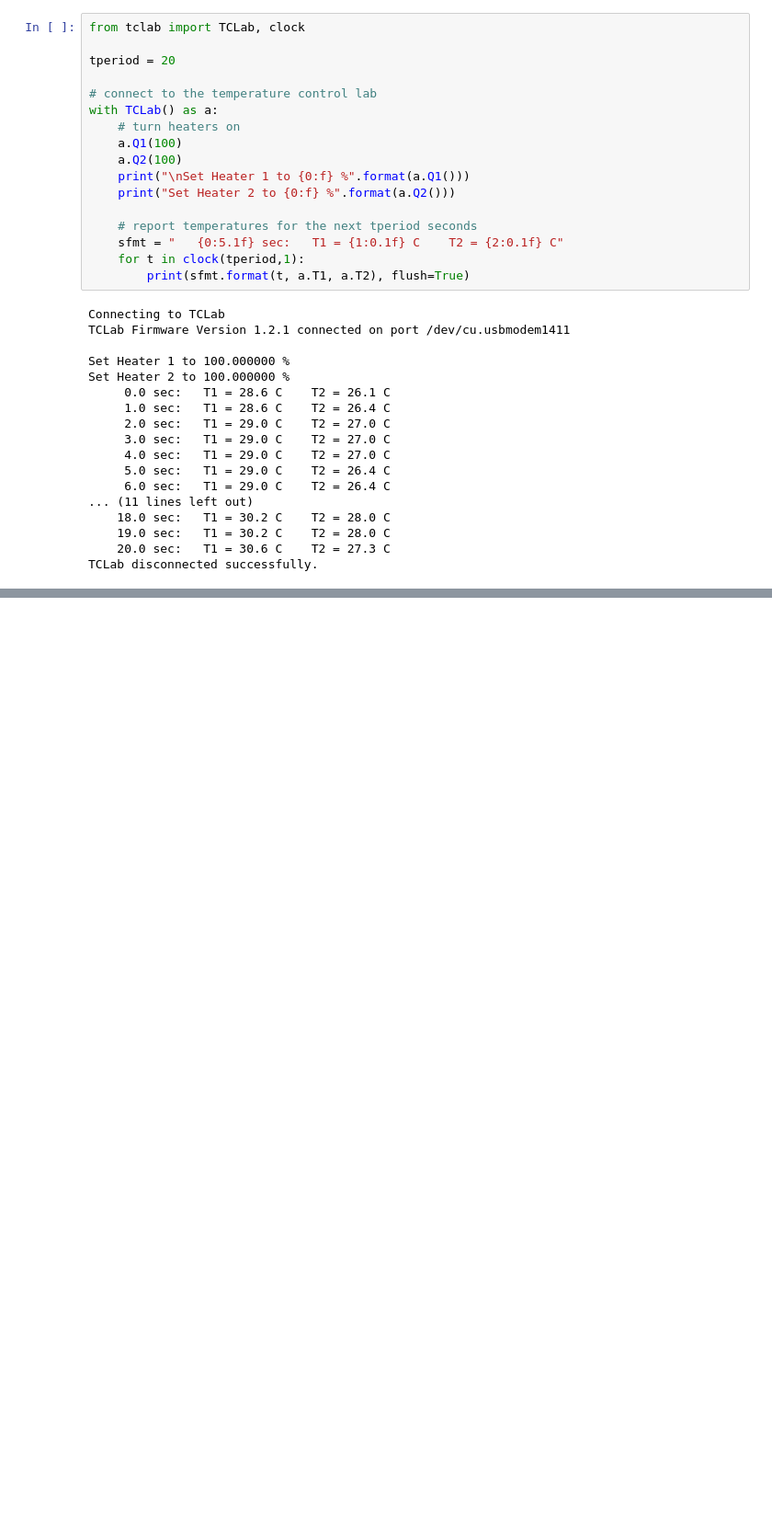
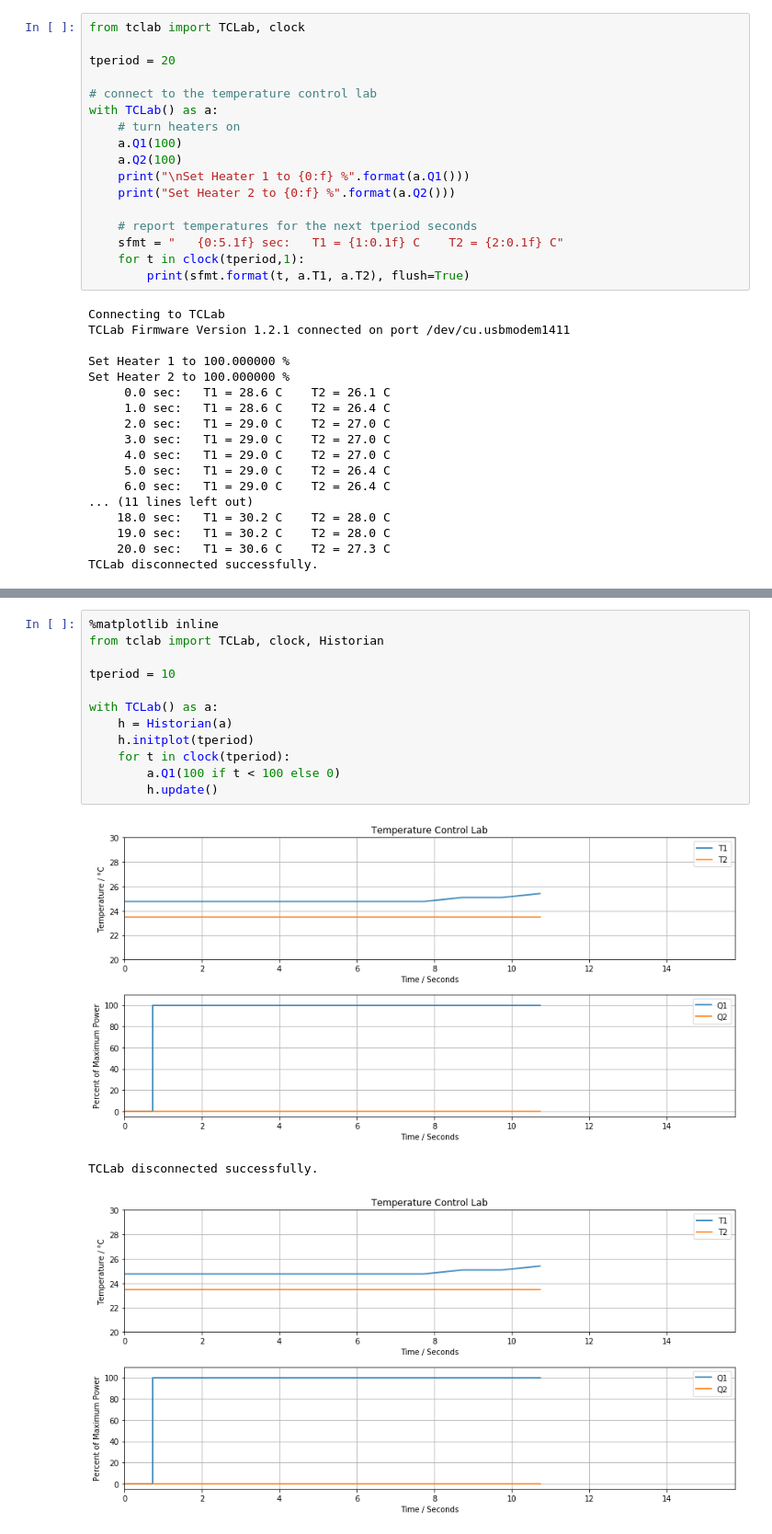
Before and after one commit to jckantor/TCLab, a Jupyter notebook: notebooks/0_TCLab_Overview.ipynb, the cells around one changed output, grey strips where cells are left out. Shown: that part at 92% size. Saved outputs shown, nothing was run; the diff lists cells and outputs as text; blank space fills up the shorter version.

```diff
--- a/notebooks/0_TCLab_Overview.ipynb
+++ b/notebooks/0_TCLab_Overview.ipynb
@@ -269,3 +267,19 @@ with TCLab() as a:
 [figure]
 TCLab disconnected successfully.
 [figure]
+# %%
+%matplotlib inline
+from tclab import TCLab, clock, Historian
+
+tperiod = 10
+
+with TCLab() as a:
+    h = Historian(a)
+    h.initplot(tperiod)
+    for t in clock(tperiod):
+        a.Q1(100 if t < 100 else 0)
+        h.update()
+# %% [output]
+[figure, added]
+TCLab disconnected successfully.
+[figure, added]
```
Also changed, not shown: parts of 9 cells of this notebook, 2 other files.
